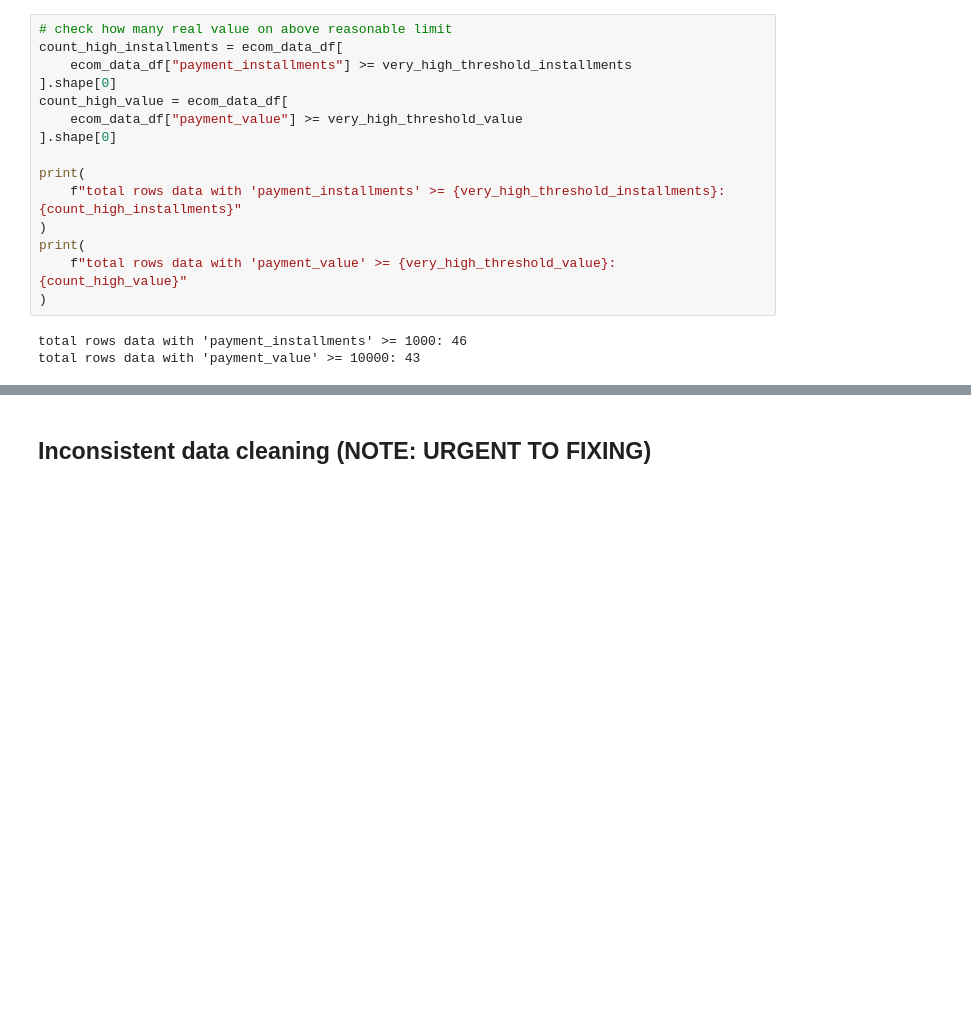
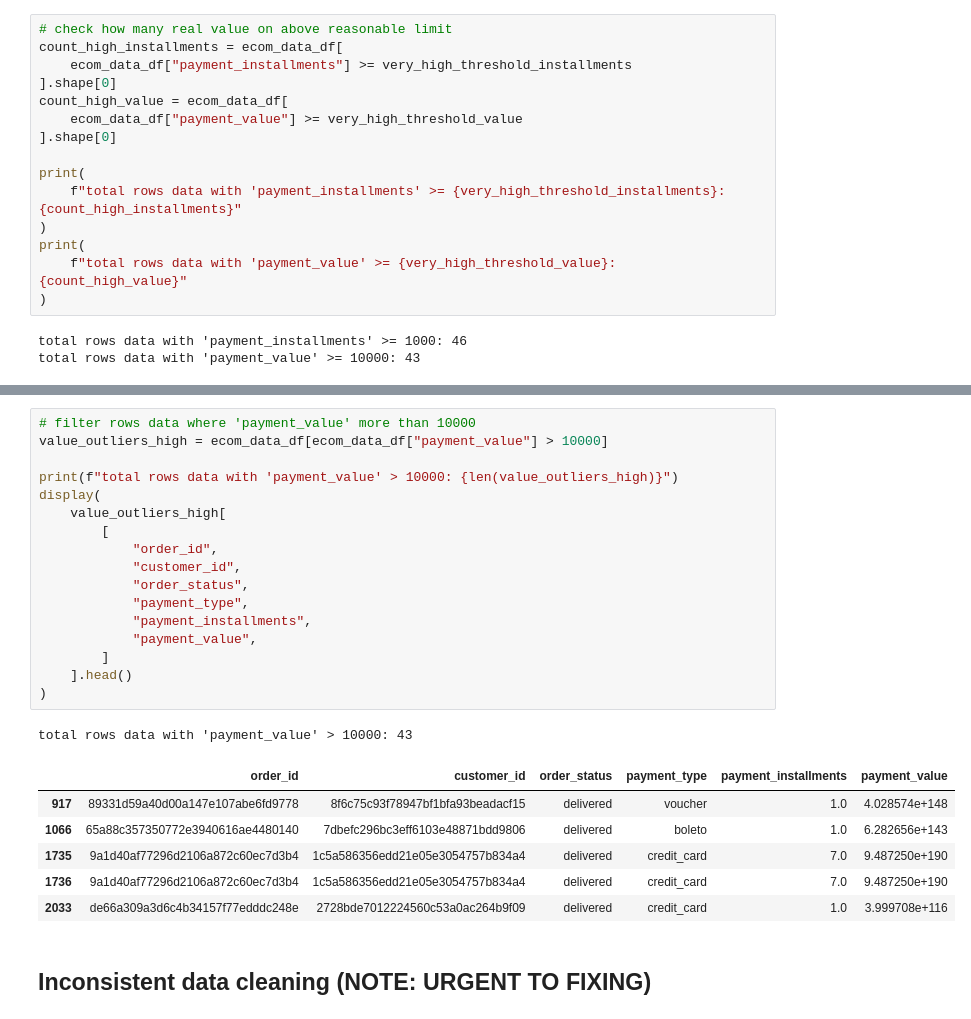
Before and after one commit to RizkiRdm/Olist-E-commerce-Performance-Analysis, a Jupyter notebook: notebooks/data_cleaning.ipynb, the cells around one changed output, grey strips where cells are left out. Saved outputs shown, nothing was run; the diff lists cells and outputs as text; blank space fills up the shorter version.

```diff
--- a/notebooks/data_cleaning.ipynb
+++ b/notebooks/data_cleaning.ipynb
@@ -2064,3 +2091,28 @@ total rows data with 'payment_value' >= 10000: 43
+# %%
+# filter rows data where 'payment_value' more than 10000
+value_outliers_high = ecom_data_df[ecom_data_df["payment_value"] > 10000]
+
+print(f"total rows data with 'payment_value' > 10000: {len(value_outliers_high)}")
+display(
+    value_outliers_high[
+        [
+            "order_id",
+            "customer_id",
+            "order_status",
+            "payment_type",
+            "payment_installments",
+            "payment_value",
+        ]
+    ].head()
+)
+# %% [output]
+total rows data with 'payment_value' > 10000: 43
+|  | order_id | customer_id | order_status | payment_type | payment_installments | payment_value |
+| 917 | 89331d59a40d00a147e107abe6fd9778 | 8f6c75c93f78947bf1bfa93beadacf15 | delivered | voucher | 1.0 | 4.028574e+148 |
+| 1066 | 65a88c357350772e3940616ae4480140 | 7dbefc296bc3eff6103e48871bdd9806 | delivered | boleto | 1.0 | 6.282656e+143 |
+| 1735 | 9a1d40af77296d2106a872c60ec7d3b4 | 1c5a586356edd21e05e3054757b834a4 | delivered | credit_card | 7.0 | 9.487250e+190 |
+| 1736 | 9a1d40af77296d2106a872c60ec7d3b4 | 1c5a586356edd21e05e3054757b834a4 | delivered | credit_card | 7.0 | 9.487250e+190 |
+| 2033 | de66a309a3d6c4b34157f77edddc248e | 2728bde7012224560c53a0ac264b9f09 | delivered | credit_card | 1.0 | 3.999708e+116 |
 # %% [markdown]
 ## Inconsistent data cleaning (NOTE: URGENT TO FIXING)
 # %%
```
Also changed, not shown: parts of 1 cell of this notebook.
